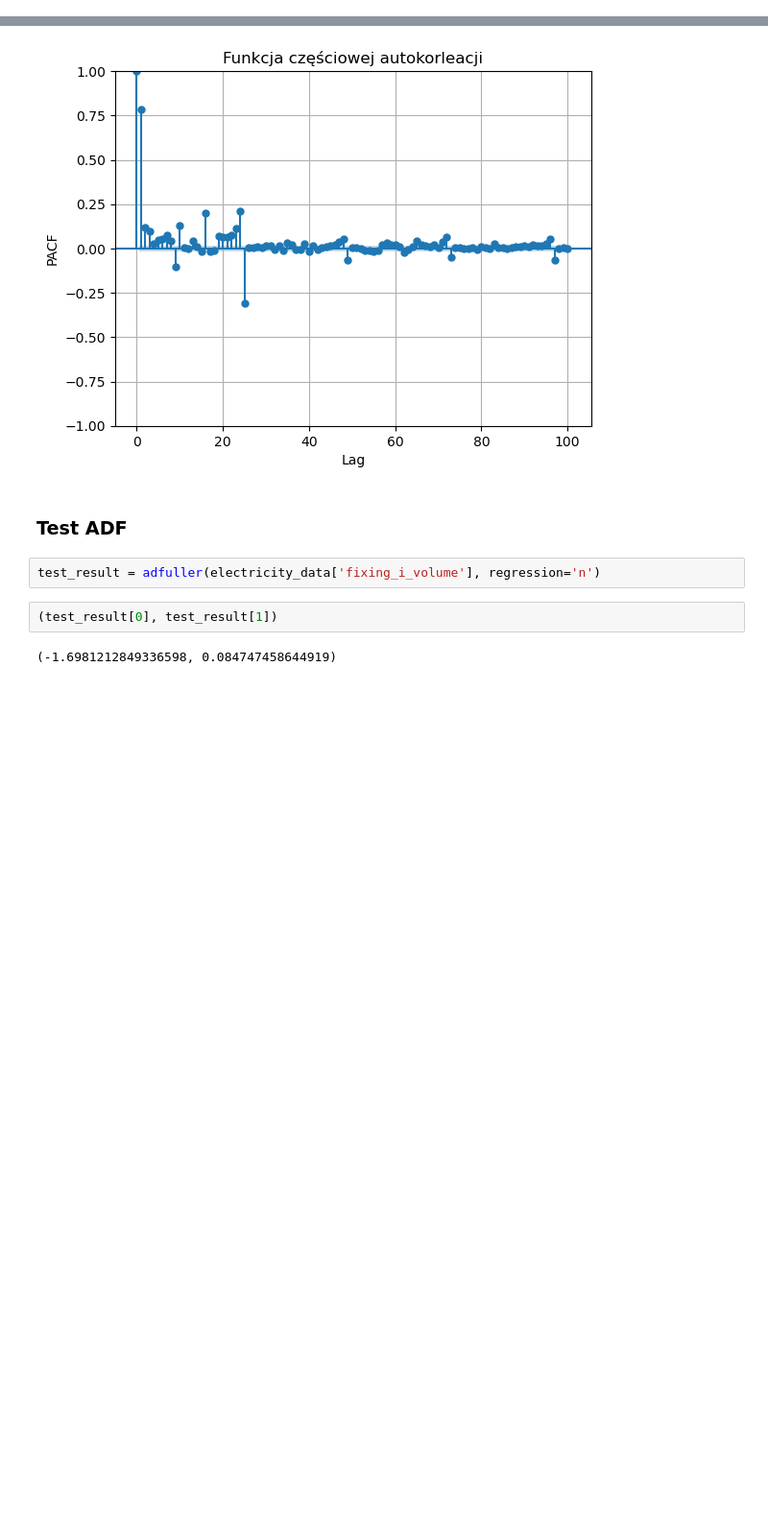
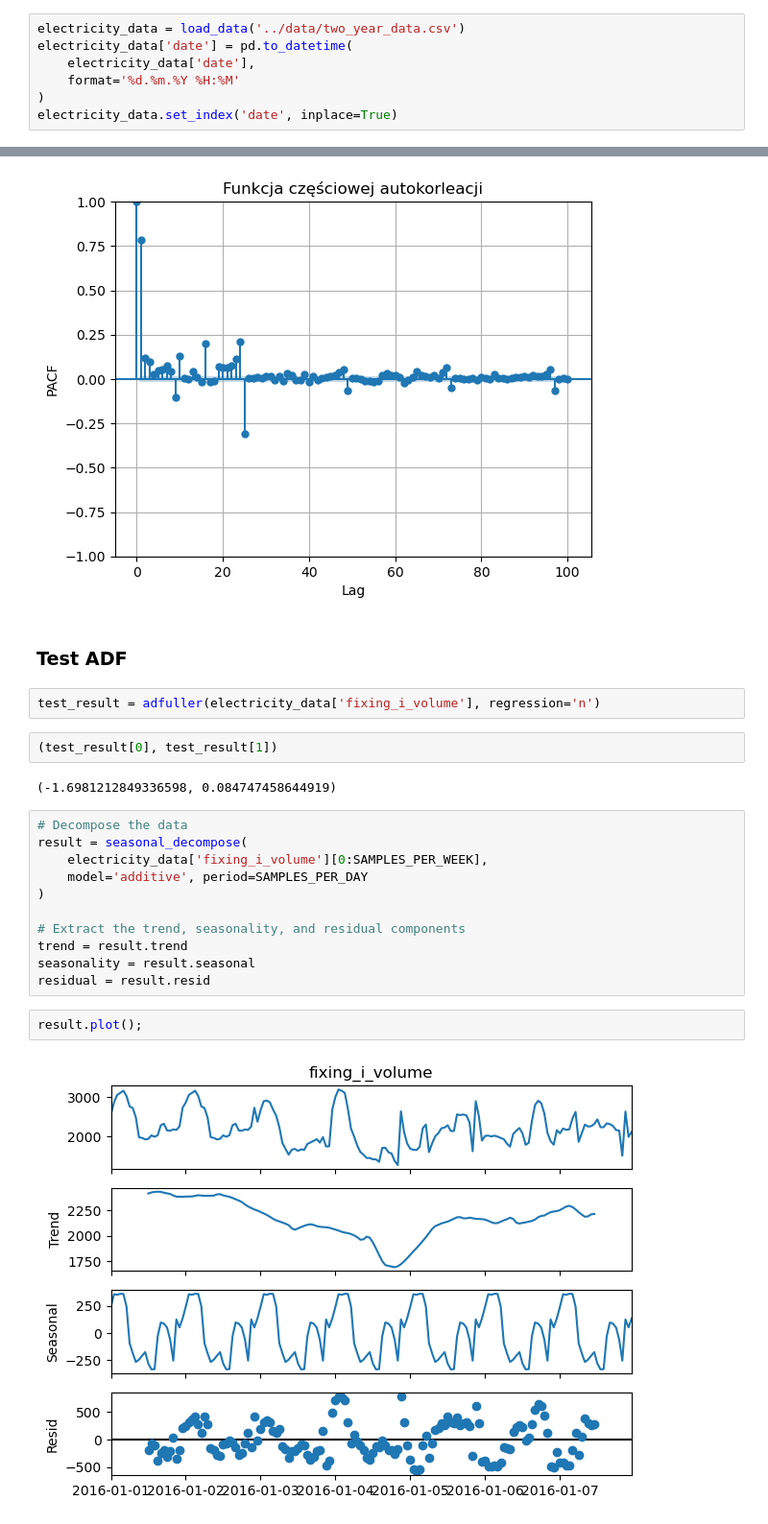
Before and after one commit to emltoja/kaszcz-raport2, a Jupyter notebook: src/raport.ipynb, the cells around one changed output, grey strips where cells are left out. Shown at 96% size. Cells and saved outputs as stored; diff of their text form; blank space fills up the shorter version.

Commit message:
seasonal decompose

```diff
--- a/src/raport.ipynb
+++ b/src/raport.ipynb
@@ -41,3 +40,10 @@ electricity_data = load_data('../data/two_year_data.csv')
+# %%
+electricity_data = load_data('../data/two_year_data.csv')
+electricity_data['date'] = pd.to_datetime(
+    electricity_data['date'],
+    format='%d.%m.%Y %H:%M'
+)
+electricity_data.set_index('date', inplace=True)
 # %%
 two_day_data = electricity_data[0:2*SAMPLES_PER_DAY]
 two_week_data = electricity_data[0:2*SAMPLES_PER_WEEK]
@@ -97,3 +103,18 @@ test_result = adfuller(electricity_data['fixing_i_volume'], regression='n')
 (test_result[0], test_result[1])
 # %% [output]
 (-1.6981212849336598, 0.084747458644919)
+# %%
+# Decompose the data
+result = seasonal_decompose(
+    electricity_data['fixing_i_volume'][0:SAMPLES_PER_WEEK],
+    model='additive', period=SAMPLES_PER_DAY
+)
+
+# Extract the trend, seasonality, and residual components
+trend = result.trend
+seasonality = result.seasonal
+residual = result.resid
+# %%
+result.plot();
+# %% [output]
+[figure, added]
```
Also changed, not shown: parts of 2 cells of this notebook.
